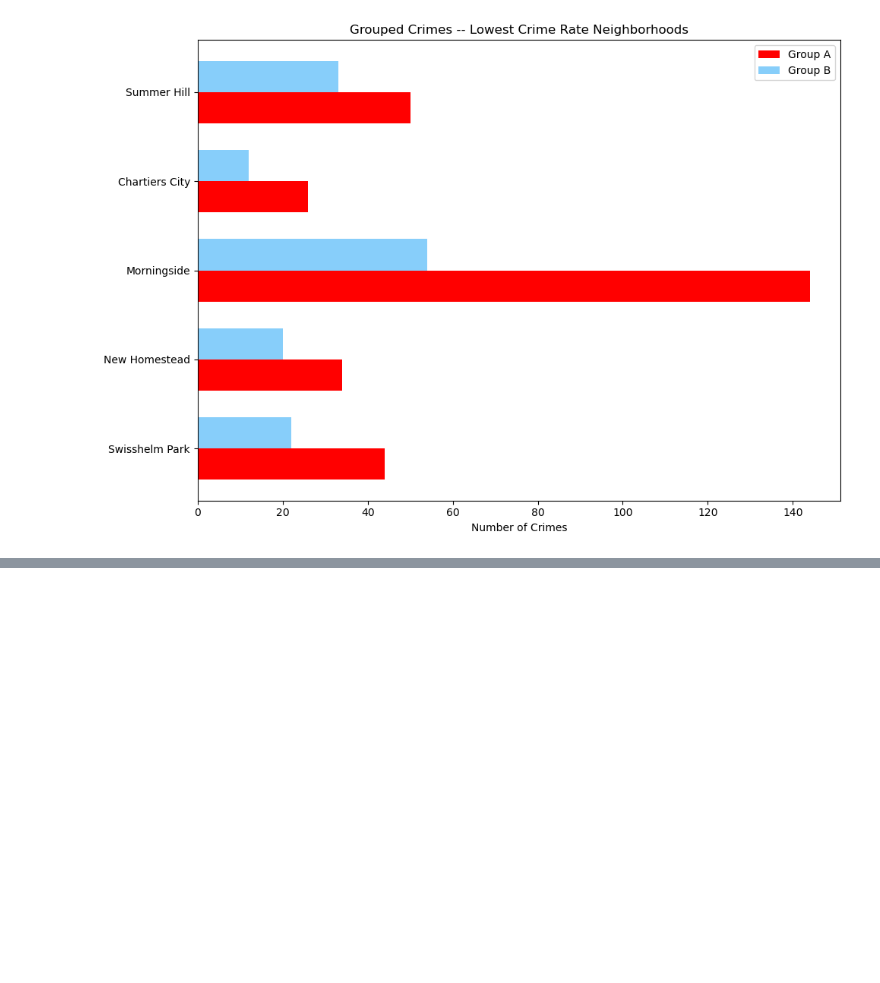
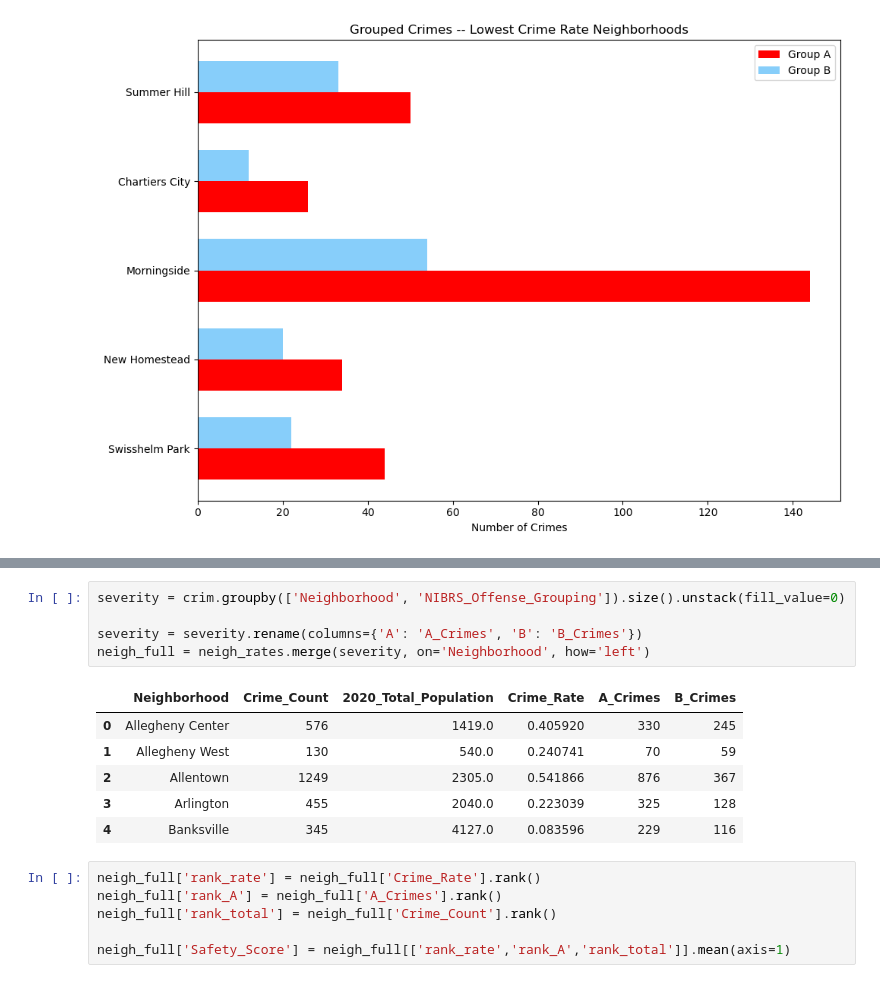
Before and after one commit to tredondizzy/Final-Project, a Jupyter notebook: CrimeActivity.ipynb, the cells around one changed output, grey strips where cells are left out. Cells and saved outputs as stored; diff of their text form; blank space fills up the shorter version.

```diff
--- a/CrimeActivity.ipynb
+++ b/CrimeActivity.ipynb
@@ -182,0 +233,18 @@ plt.show()
+# %%
+severity = crim.groupby(['Neighborhood', 'NIBRS_Offense_Grouping']).size().unstack(fill_value=0)
+
+severity = severity.rename(columns={'A': 'A_Crimes', 'B': 'B_Crimes'})
+neigh_full = neigh_rates.merge(severity, on='Neighborhood', how='left')
+# %% [output]
+|  | Neighborhood | Crime_Count | 2020_Total_Population | Crime_Rate | A_Crimes | B_Crimes |
+| 0 | Allegheny Center | 576 | 1419.0 | 0.405920 | 330 | 245 |
+| 1 | Allegheny West | 130 | 540.0 | 0.240741 | 70 | 59 |
+| 2 | Allentown | 1249 | 2305.0 | 0.541866 | 876 | 367 |
+| 3 | Arlington | 455 | 2040.0 | 0.223039 | 325 | 128 |
+| 4 | Banksville | 345 | 4127.0 | 0.083596 | 229 | 116 |
+# %%
+neigh_full['rank_rate'] = neigh_full['Crime_Rate'].rank()
+neigh_full['rank_A'] = neigh_full['A_Crimes'].rank()
+neigh_full['rank_total'] = neigh_full['Crime_Count'].rank()
+
+neigh_full['Safety_Score'] = neigh_full[['rank_rate','rank_A','rank_total']].mean(axis=1)
```
Also changed, not shown: parts of 13 cells of this notebook, 1 other file.
